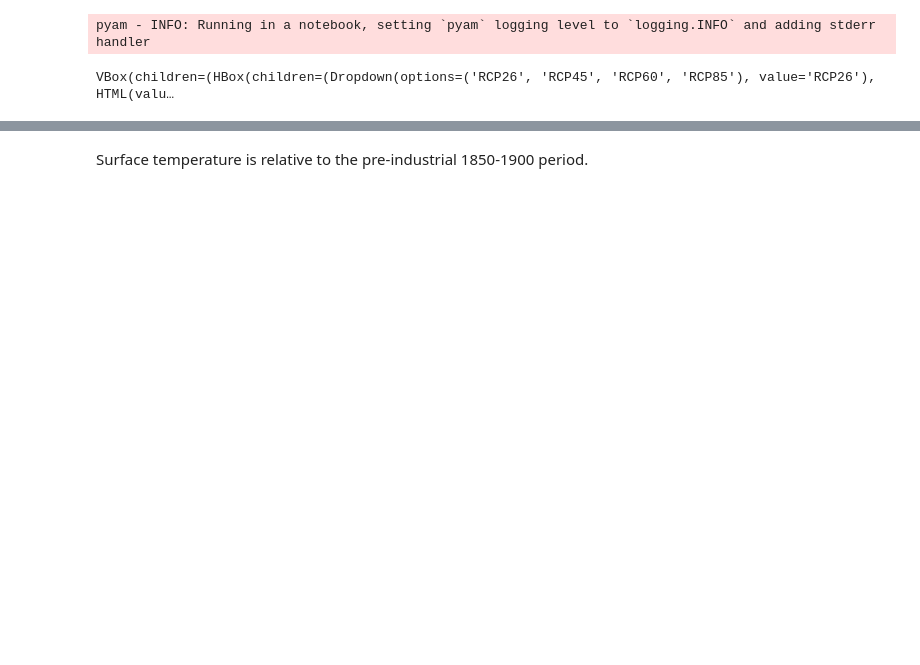
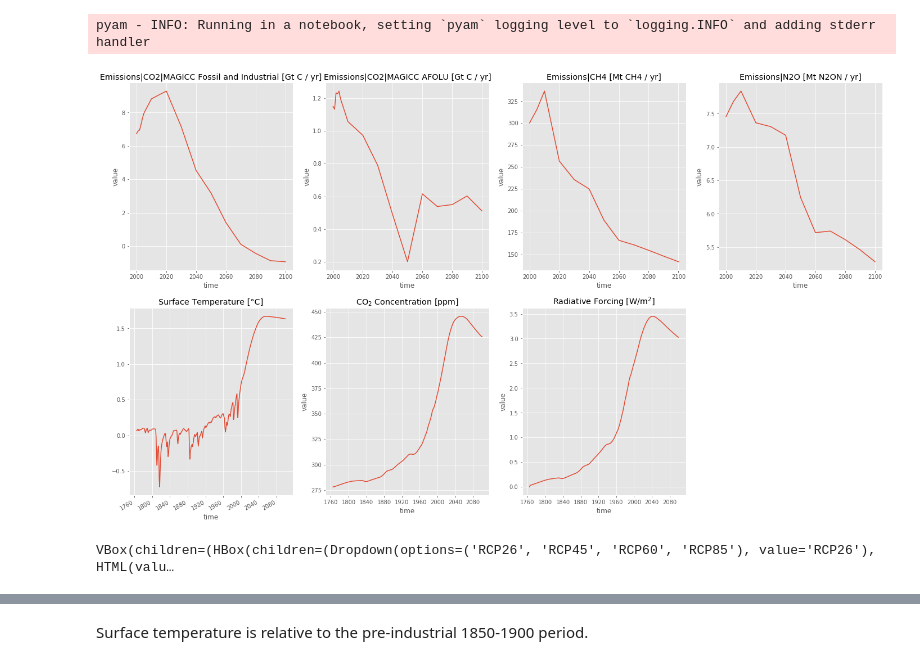
Before and after one commit to openscm/pymagicc, a Jupyter notebook: notebooks/Demo.ipynb, the cells around one changed output, grey strips where cells are left out. Cells and saved outputs as stored; diff of their text form; code cells hidden in the pictures; blank space fills up the shorter version.

```diff
--- a/notebooks/Demo.ipynb
+++ b/notebooks/Demo.ipynb
@@ -107,38 +107,39 @@ def update(scenario, gas_1, gas_2, gas_3, gas_4, core_climatesensitivity):
 
     temp = results.filter(
         variable="Surface Temperature", region="World",
-    ).relative_to_ref_period_mean(year=range(start, end + 1))
+    ).relative_to_ref_period_mean(year=range(start, end + 1)).timeseries()
     temp.T.plot(ax=axes[1, 0], legend=False)
     axes[1, 0].set_title("Surface Temperature [°C]")
 
     results.filter(
         variable="Atmospheric Concentrations|CO2", region="World",
     ).line_plot(x="time", ax=axes[1, 1], legend=False)
     axes[1, 1].set_title("CO$_2$ Concentration [ppm]")
 
     results.filter(
         variable="Radiative Forcing|Greenhouse Gases", region="World",
     ).line_plot(x="time", ax=axes[1, 2], legend=False)
     axes[1, 2].set_title("Radiative Forcing [W/m$^2$]")
 
     axes[1, 3].remove()
     widget_status.value = ""
 
 
 out = widgets.interactive_output(
     update,
     {
         "scenario": widget_scenario,
         "gas_1": widget_gas_1,
         "gas_2": widget_gas_2,
         "gas_3": widget_gas_3,
         "gas_4": widget_gas_4,
         "core_climatesensitivity": widget_core_climatesensitivity,
     },
 )
 
 display(ui, out)
 # %% [output]
+[figure, added]
 VBox(children=(HBox(children=(Dropdown(options=('RCP26', 'RCP45', 'RCP60', 'RCP85'), value='RCP26'), HTML(valu…
 [interactive output not drawn]
 # %% [markdown]
```
Also changed, not shown: 1 other file.
